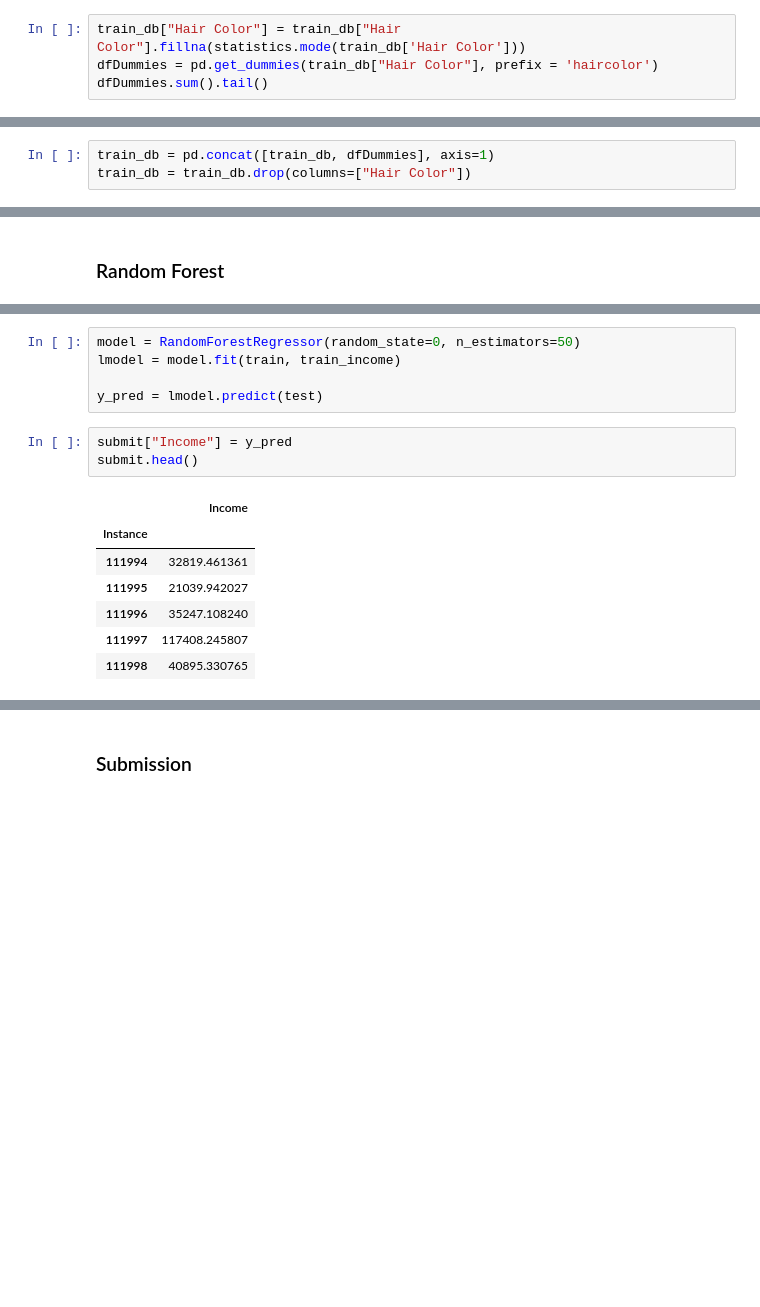
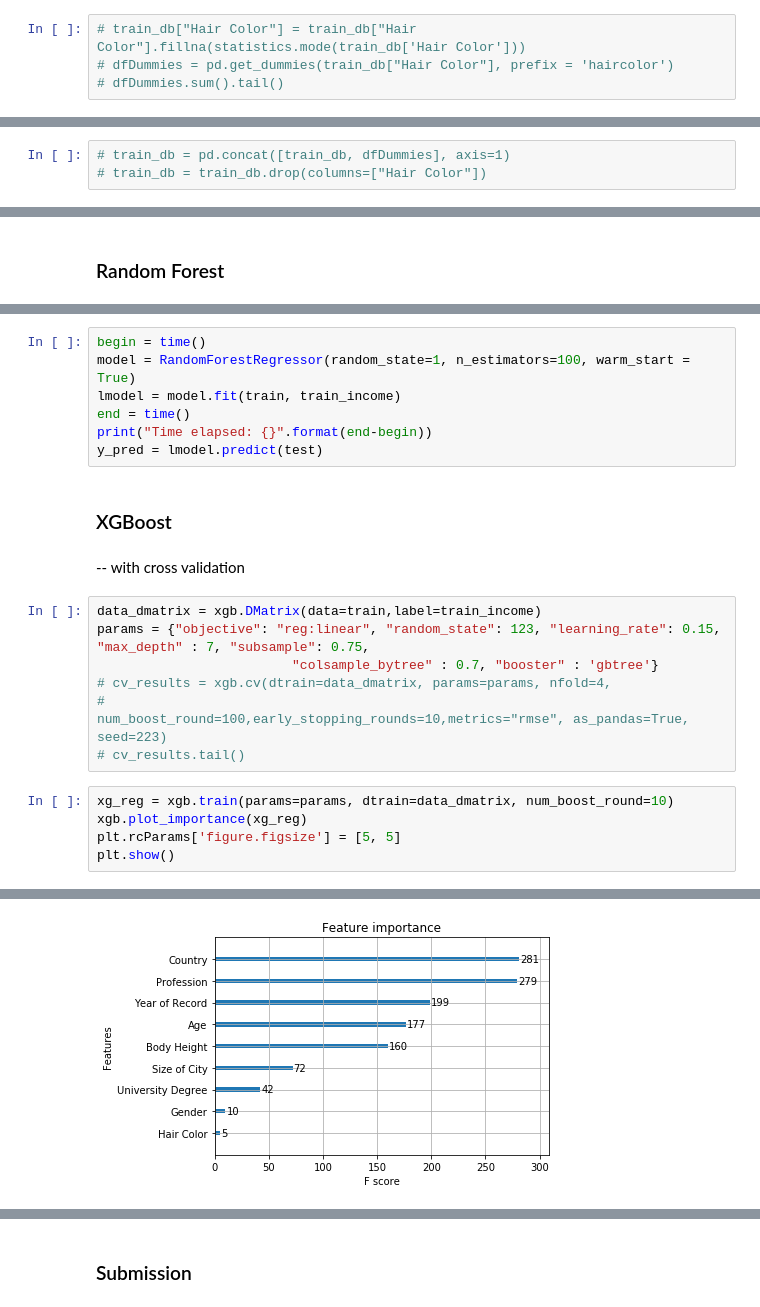
Before and after one commit to vanshika97/ML_IncomePrediction, a Jupyter notebook: income_prediction.ipynb, the cells around one changed output, grey strips where cells are left out. Saved outputs shown, nothing was run; the diff lists cells and outputs as text; blank space fills up the shorter version.

Commit message:
Data Cleaning and XGBoost

```diff
--- a/income_prediction.ipynb
+++ b/income_prediction.ipynb
@@ -136,6 +145,6 @@ train_db = train_db.drop(columns=["University Degree"])
 # %% [markdown]
 5. **Hair Color**
 # %%
-train_db["Hair Color"] = train_db["Hair Color"].fillna(statistics.mode(train_db['Hair Color']))
-dfDummies = pd.get_dummies(train_db["Hair Color"], prefix = 'haircolor')
-dfDummies.sum().tail()
+# train_db["Hair Color"] = train_db["Hair Color"].fillna(statistics.mode(train_db['Hair Color']))
+# dfDummies = pd.get_dummies(train_db["Hair Color"], prefix = 'haircolor')
+# dfDummies.sum().tail()
@@ -149,6 +151,6 @@ dtype: int64
 # %%
-train_db = pd.concat([train_db, dfDummies], axis=1)
-train_db = train_db.drop(columns=["Hair Color"])
+# train_db = pd.concat([train_db, dfDummies], axis=1)
+# train_db = train_db.drop(columns=["Hair Color"])
 # %%
 train = train_db[train_db["train"] ==1].drop(columns=["Income in EUR","Income", "train"], axis =1)
 test = train_db[train_db["train"] ==0].drop(columns=["Income in EUR","Income", "train"], axis =1)
@@ -185,16 +233,24 @@ train.head()
 # %%
-model = RandomForestRegressor(random_state=0, n_estimators=50)
+begin = time()
+model = RandomForestRegressor(random_state=1, n_estimators=100, warm_start = True)
 lmodel = model.fit(train, train_income)
-
+end = time()
+print("Time elapsed: {}".format(end-begin))
 y_pred = lmodel.predict(test)
-# %%
-submit["Income"] = y_pred
-submit.head()
-# %% [output]
-|  | Income |
-| Instance |  |
-| 111994 | 32819.461361 |
-| 111995 | 21039.942027 |
-| 111996 | 35247.108240 |
-| 111997 | 117408.245807 |
-| 111998 | 40895.330765 |
+# %% [markdown]
+### XGBoost
+# %% [markdown]
+-- with cross validation
+# %%
+data_dmatrix = xgb.DMatrix(data=train,label=train_income)
+params = {"objective": "reg:linear", "random_state": 123, "learning_rate": 0.15, "max_depth" : 7, "subsample": 0.75,
+                         "colsample_bytree" : 0.7, "booster" : 'gbtree'}
+# cv_results = xgb.cv(dtrain=data_dmatrix, params=params, nfold=4,
+#                     num_boost_round=100,early_stopping_rounds=10,metrics="rmse", as_pandas=True, seed=223)
+# cv_results.tail()
+# %%
+xg_reg = xgb.train(params=params, dtrain=data_dmatrix, num_boost_round=10)
+xgb.plot_importance(xg_reg)
+plt.rcParams['figure.figsize'] = [5, 5]
+plt.show()
+# %% [output]
@@ -200,0 +258 @@ submit.head()
+[figure, added]
```
Also changed, not shown: parts of 60 cells of this notebook, 1 other file.
